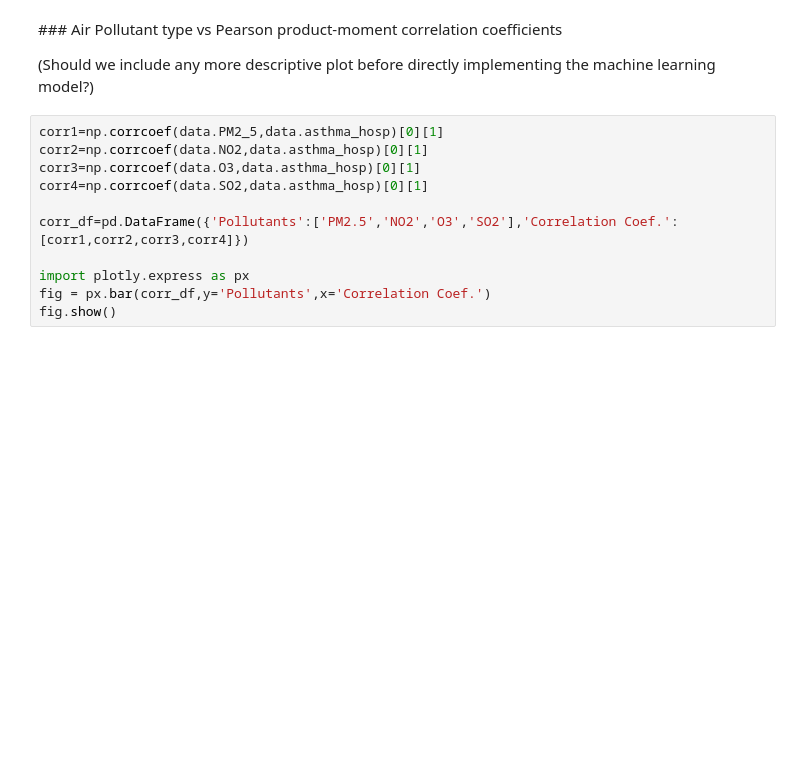
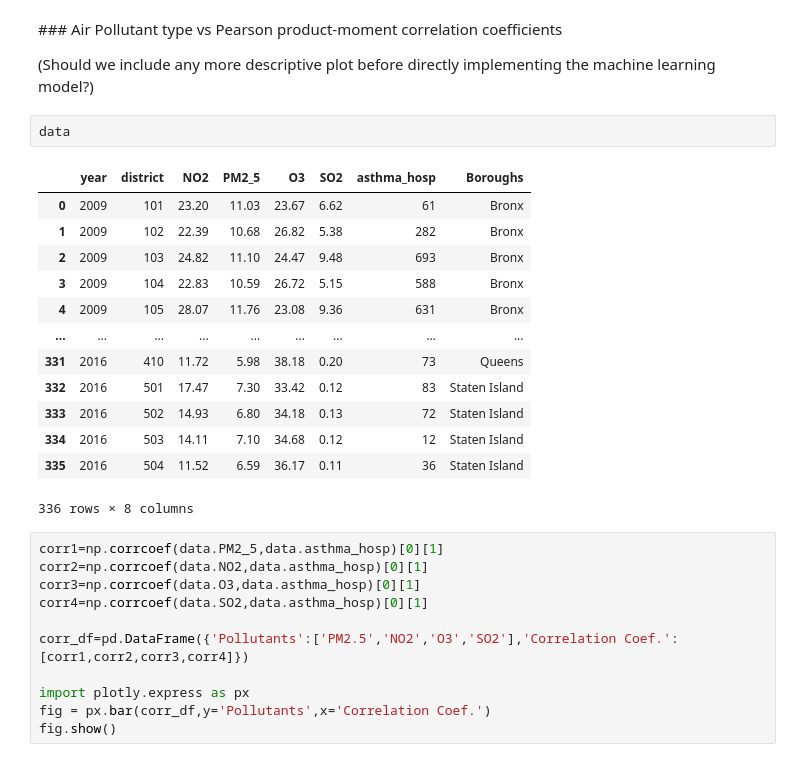
Before and after one commit to RasmusJuul/Social-Data, a Jupyter notebook: Olivers misc/INTRO.ipynb, the cells around one changed output. Cells and saved outputs as stored; diff of their text form; blank space fills up the shorter version.

```diff
--- a/Olivers misc/INTRO.ipynb
+++ b/Olivers misc/INTRO.ipynb
@@ -109,6 +110,22 @@ Once seen how the tendency that both asthma cases and air pollutants are followi
 ### Air Pollutant type vs Pearson product-moment correlation coefficients
 
 (Should we include any more descriptive plot before directly implementing the machine learning model?)
+# %%
+data
+# %% [output]
+|  | year | district | NO2 | PM2_5 | O3 | SO2 | asthma_hosp | Boroughs |
+| 0 | 2009 | 101 | 23.20 | 11.03 | 23.67 | 6.62 | 61 | Bronx |
+| 1 | 2009 | 102 | 22.39 | 10.68 | 26.82 | 5.38 | 282 | Bronx |
+| 2 | 2009 | 103 | 24.82 | 11.10 | 24.47 | 9.48 | 693 | Bronx |
+| 3 | 2009 | 104 | 22.83 | 10.59 | 26.72 | 5.15 | 588 | Bronx |
+| 4 | 2009 | 105 | 28.07 | 11.76 | 23.08 | 9.36 | 631 | Bronx |
+| ... | ... | ... | ... | ... | ... | ... | ... | ... |
+| 331 | 2016 | 410 | 11.72 | 5.98 | 38.18 | 0.20 | 73 | Queens |
+| 332 | 2016 | 501 | 17.47 | 7.30 | 33.42 | 0.12 | 83 | Staten Island |
+| 333 | 2016 | 502 | 14.93 | 6.80 | 34.18 | 0.13 | 72 | Staten Island |
+| 334 | 2016 | 503 | 14.11 | 7.10 | 34.68 | 0.12 | 12 | Staten Island |
+| 335 | 2016 | 504 | 11.52 | 6.59 | 36.17 | 0.11 | 36 | Staten Island |
+336 rows × 8 columns
 # %%
 corr1=np.corrcoef(data.PM2_5,data.asthma_hosp)[0][1]
 corr2=np.corrcoef(data.NO2,data.asthma_hosp)[0][1]
```
Also changed, not shown: parts of 2 cells of this notebook, 5 other files.
